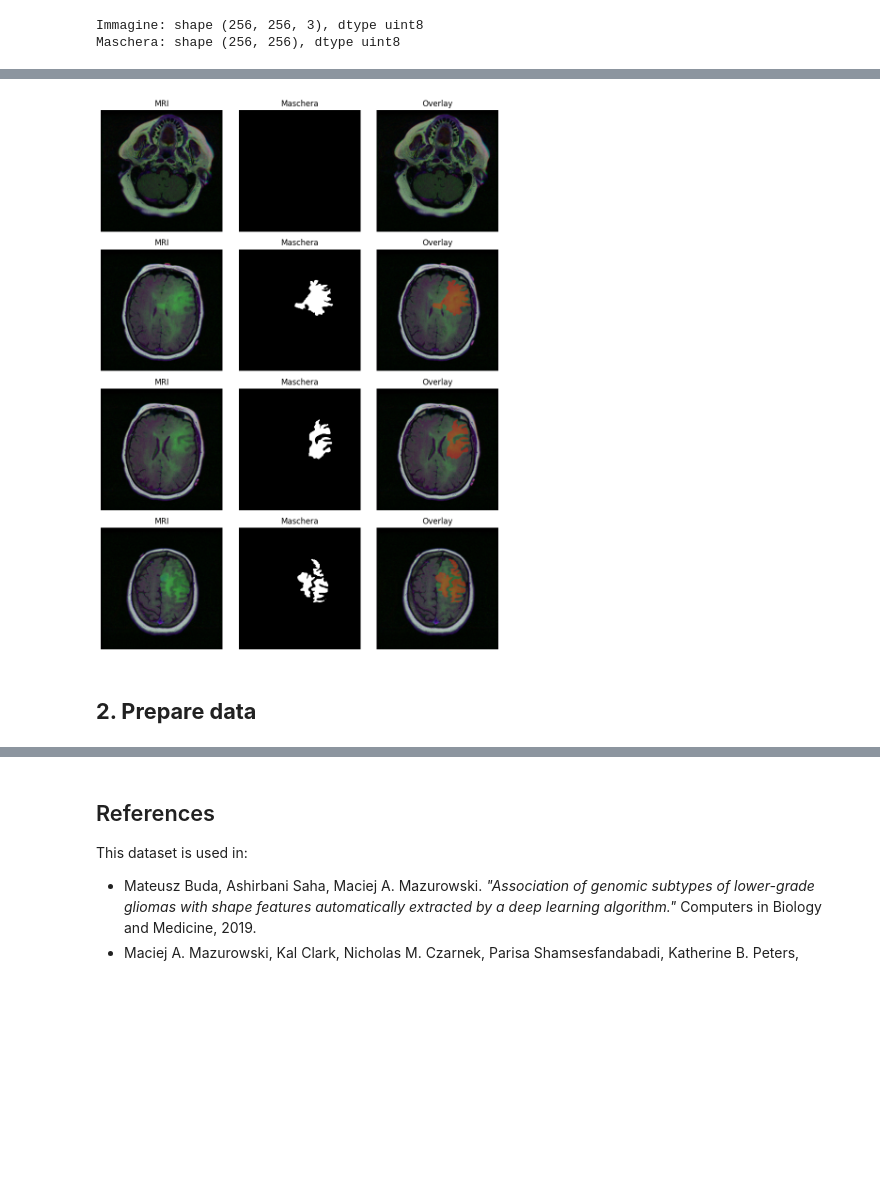
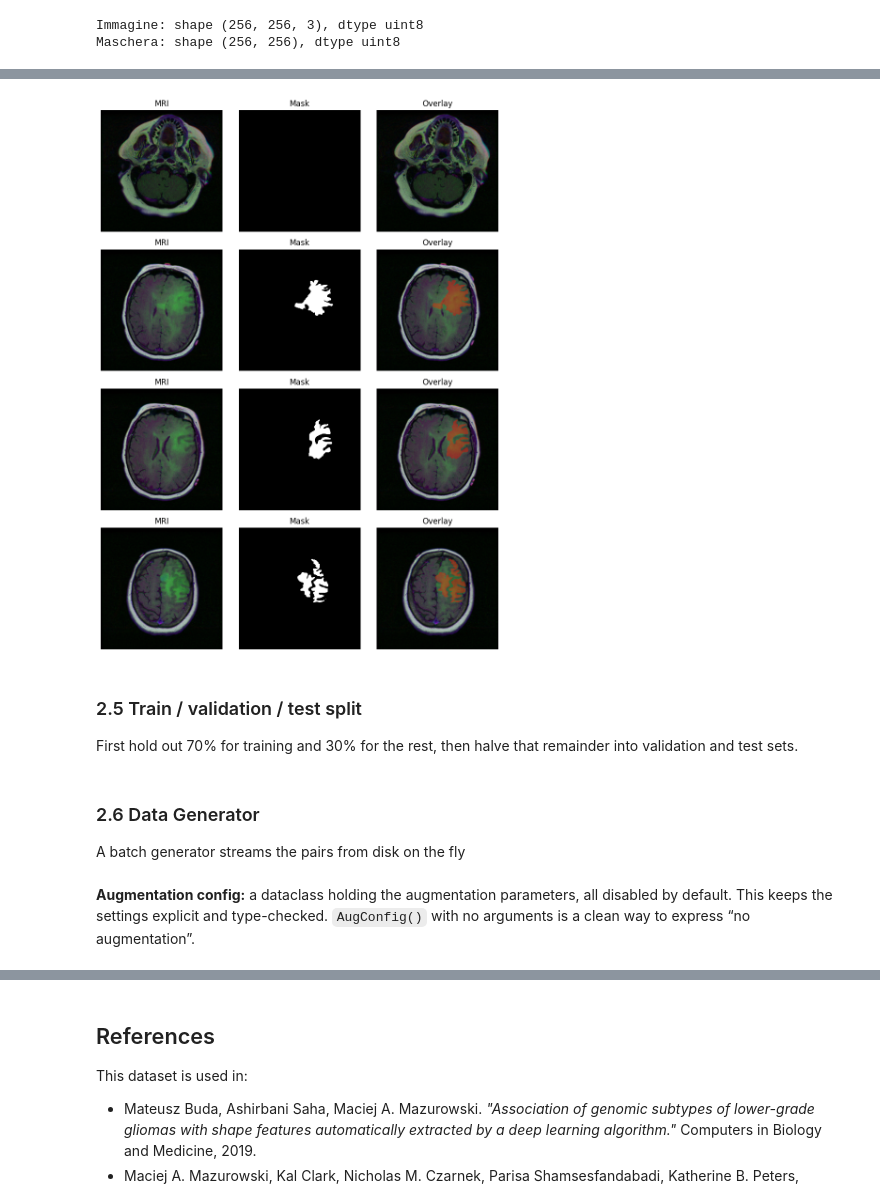
Before and after one commit to LorenzoSansone/brain-mri-segmentation, a Jupyter notebook: brain_mri_segmentation.ipynb, the cells around one changed output, grey strips where cells are left out. Cells and saved outputs as stored; diff of their text form; code cells hidden in the pictures; blank space fills up the shorter version.

Commit message:
Data preparation

```diff
--- a/brain_mri_segmentation.ipynb
+++ b/brain_mri_segmentation.ipynb
@@ -101,35 +137,38 @@ Maschera: shape (256, 256), dtype uint8
 def show_data(pairs, alpha=0.4):
     n = len(pairs)
     fig, axes = plt.subplots(n, 3, figsize=(9, 3 * n))
 
     for i, (img_path, msk_path) in enumerate(pairs):
         img = cv2.imread(img_path)
         img = cv2.cvtColor(img, cv2.COLOR_BGR2RGB)          # cv2 legge in BGR
         msk = cv2.imread(msk_path, cv2.IMREAD_GRAYSCALE)
 
-        # overlay: rosso dove la maschera è attiva
+        # overlay: the mask is red in the third column
         overlay = img.copy()
         overlay[msk > 0] = [255, 0, 0]
         blended = cv2.addWeighted(img, 1 - alpha, overlay, alpha, 0)
 
         axes[i, 0].imshow(img)
         axes[i, 0].set_title('MRI')
         axes[i, 0].axis('off')
 
         axes[i, 1].imshow(msk, cmap='gray')
-        axes[i, 1].set_title('Maschera')
+        axes[i, 1].set_title('Mask')
         axes[i, 1].axis('off')
 
         axes[i, 2].imshow(blended)
         axes[i, 2].set_title('Overlay')
         axes[i, 2].axis('off')
 
     plt.tight_layout()
     plt.show()
 
 pairs = list(zip(df['images_paths'], df['masks_paths']))
 show_data(pairs[1:5])
 # %% [output]
-[figure, old version]
+[figure, new version]
+# %% [markdown]
+### 2.5 Train / validation / test split
+First hold out 70% for training and 30% for the rest, then halve that remainder into validation and test sets.
 # %%
 # create training dataframe
@@ -137,6 +176,9 @@ train_df, val_test_df = train_test_split(df, random_state = RANDOM_STATE, train_
 
 # create validation and test dataframe
 val_df, test_df = train_test_split(val_test_df, train_size= TEST_SPLIT)
-# %% [markdown]
-## **2. Prepare data**
+# %% [markdown]
+### 2.6 Data Generator
+A batch generator streams the pairs from disk on the fly
+# %% [markdown]
+**Augmentation config:** a dataclass holding the augmentation parameters, all disabled by default. This keeps the settings explicit and type-checked. `AugConfig()` with no arguments is a clean way to express “no augmentation”.
 # %%
```
Also changed, not shown: parts of 20 cells of this notebook.
